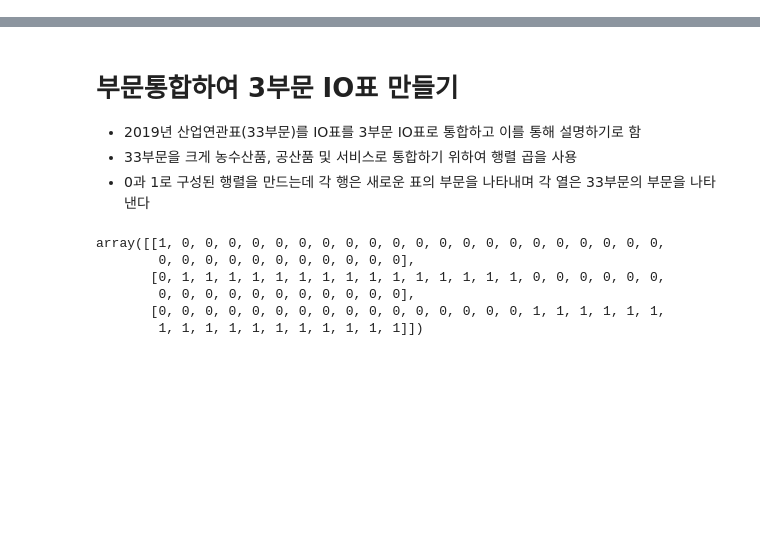
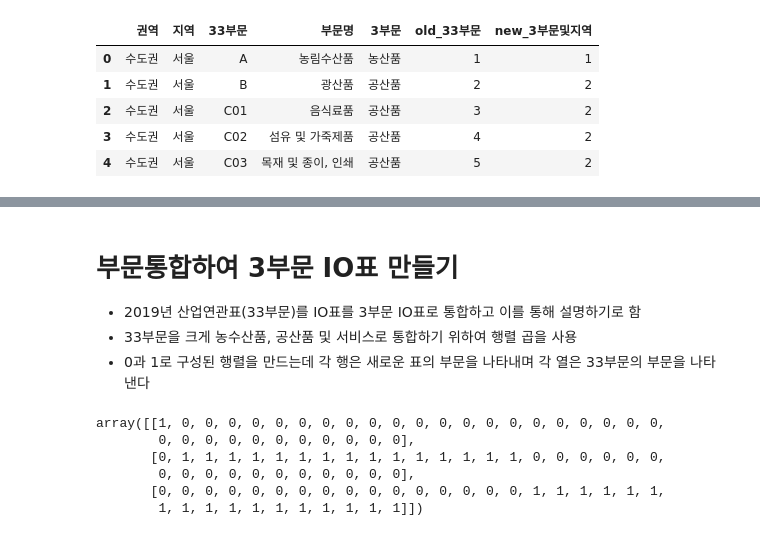
Before and after one commit to Tom-Jung/legendary-funicular, a Jupyter notebook: Types_of_IOTs_new.ipynb, the cells around one changed output, grey strips where cells are left out. Drawn from its saved outputs; the diff is of its cells as text; code cells hidden in the pictures; blank space fills up the shorter version.

```diff
--- a/Types_of_IOTs_new.ipynb
+++ b/Types_of_IOTs_new.ipynb
@@ -5,0 +24,11 @@ import pandas as pd  # Pandas import
+# %%
+cd_for_R = "https://raw.githubusercontent.com/Tom-Jung/legendary-funicular/main/code_%EC%A7%80%EC%97%ADIO.csv"  # 코드매치 파일
+cdr = pd.read_csv(cd_for_R)
+cdr.head()
+# %% [output]
+|  | 권역 | 지역 | 33부문 | 부문명 | 3부문 | old_33부문 | new_3부문및지역 |
+| 0 | 수도권 | 서울 | A | 농림수산품 | 농산품 | 1 | 1 |
+| 1 | 수도권 | 서울 | B | 광산품 | 공산품 | 2 | 2 |
+| 2 | 수도권 | 서울 | C01 | 음식료품 | 공산품 | 3 | 2 |
+| 3 | 수도권 | 서울 | C02 | 섬유 및 가죽제품 | 공산품 | 4 | 2 |
+| 4 | 수도권 | 서울 | C03 | 목재 및 종이, 인쇄 | 공산품 | 5 | 2 |
```
Also changed, not shown: parts of 12 cells of this notebook.
